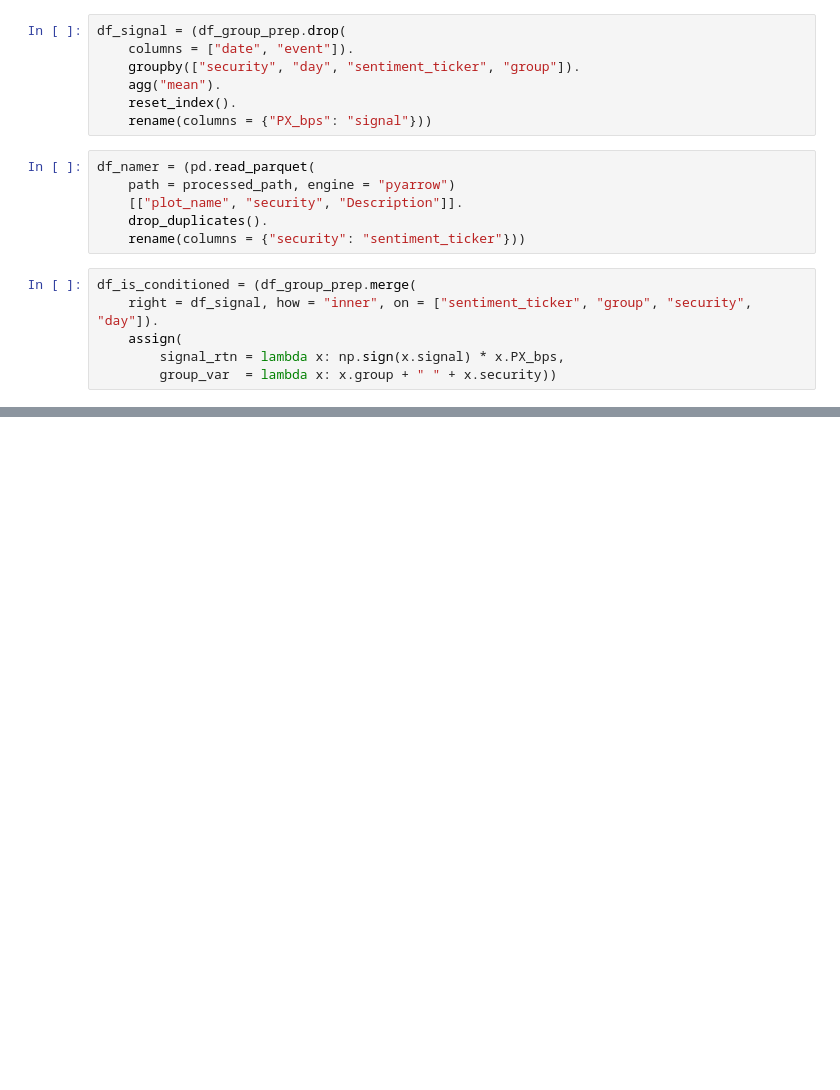
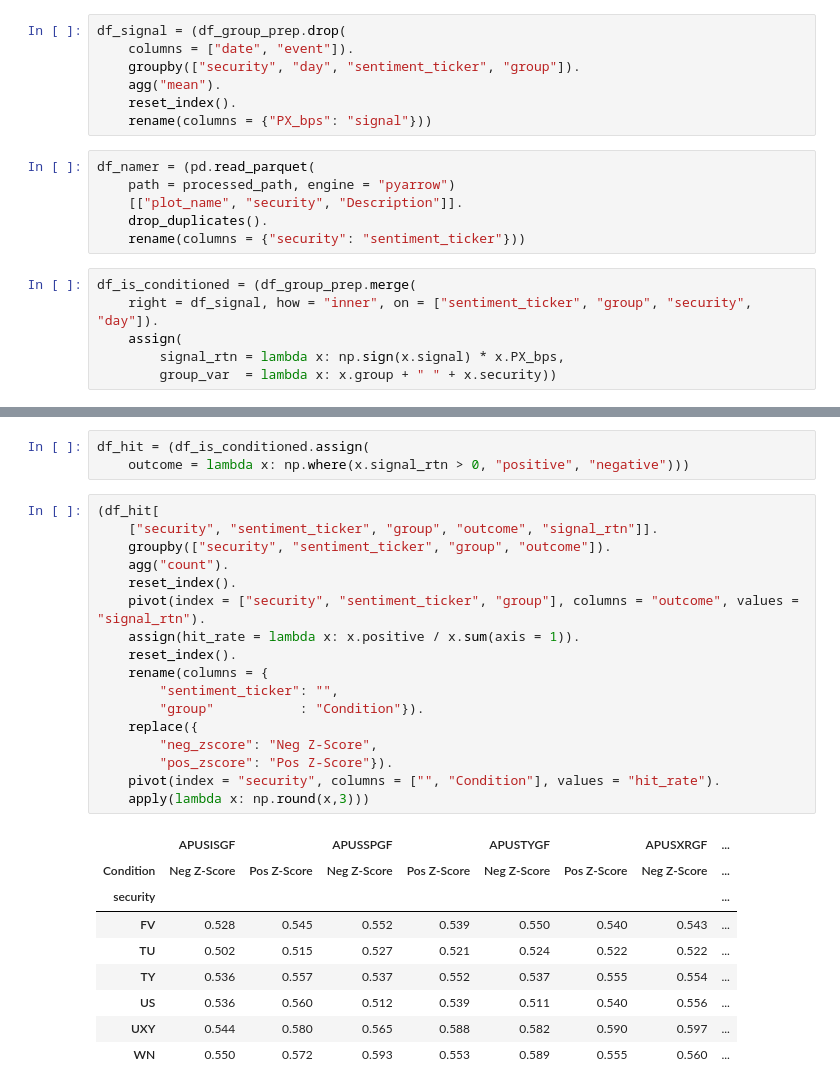
Before and after one commit to diegodalvarez/FOMCDrift, a Jupyter notebook: notebooks/2ConditionedBacktests.ipynb, the cells around one changed output, grey strips where cells are left out. Saved outputs shown, nothing was run; the diff lists cells and outputs as text; blank space fills up the shorter version.

```diff
--- a/notebooks/backtests/InitialTsyBacktests.ipynb
+++ b/notebooks/2ConditionedBacktests.ipynb
@@ -350,0 +388,30 @@ plt.tight_layout()
+# %%
+df_hit = (df_is_conditioned.assign(
+    outcome = lambda x: np.where(x.signal_rtn > 0, "positive", "negative")))
+# %%
+(df_hit[
+    ["security", "sentiment_ticker", "group", "outcome", "signal_rtn"]].
+    groupby(["security", "sentiment_ticker", "group", "outcome"]).
+    agg("count").
+    reset_index().
+    pivot(index = ["security", "sentiment_ticker", "group"], columns = "outcome", values = "signal_rtn").
+    assign(hit_rate = lambda x: x.positive / x.sum(axis = 1)).
+    reset_index().
+    rename(columns = {
+        "sentiment_ticker": "",
+        "group"           : "Condition"}).
+    replace({
+        "neg_zscore": "Neg Z-Score",
+        "pos_zscore": "Pos Z-Score"}).
+    pivot(index = "security", columns = ["", "Condition"], values = "hit_rate").
+    apply(lambda x: np.round(x,3)))
+# %% [output]
+|  | APUSISGF |  | APUSSPGF |  | APUSTYGF |  | APUSXRGF | ... |
+| Condition | Neg Z-Score | Pos Z-Score | Neg Z-Score | Pos Z-Score | Neg Z-Score | Pos Z-Score | Neg Z-Score | ... |
+| security |  |  |  |  |  |  |  | ... |
+| FV | 0.528 | 0.545 | 0.552 | 0.539 | 0.550 | 0.540 | 0.543 | ... |
+| TU | 0.502 | 0.515 | 0.527 | 0.521 | 0.524 | 0.522 | 0.522 | ... |
+| TY | 0.536 | 0.557 | 0.537 | 0.552 | 0.537 | 0.555 | 0.554 | ... |
+| US | 0.536 | 0.560 | 0.512 | 0.539 | 0.511 | 0.540 | 0.556 | ... |
+| UXY | 0.544 | 0.580 | 0.565 | 0.588 | 0.582 | 0.590 | 0.597 | ... |
+| WN | 0.550 | 0.572 | 0.593 | 0.553 | 0.589 | 0.555 | 0.560 | ... |
```
Also changed, not shown: parts of 12 cells of this notebook, 6 other files.
